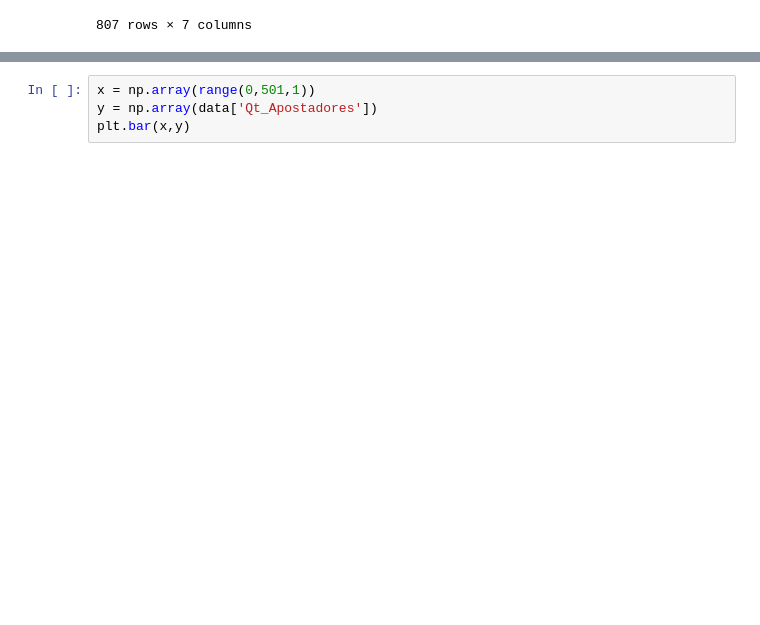
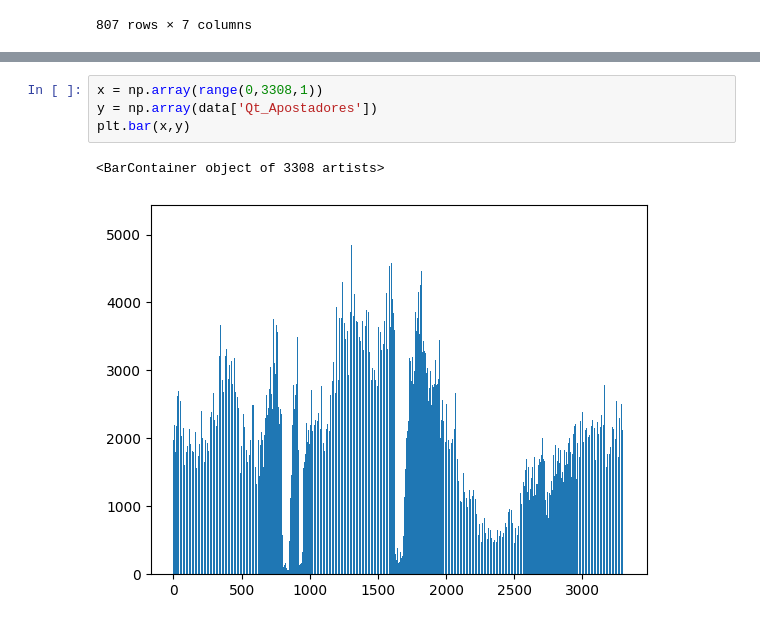
Before and after one commit to oziieljuniior/Print_de_telas, a Jupyter notebook: python_project/Relatorios/hera_0_1.ipynb, the cells around one changed output, grey strips where cells are left out. Saved outputs shown, nothing was run; the diff lists cells and outputs as text; blank space fills up the shorter version.

```diff
--- a/python_project/Relatorios/hera_0_1.ipynb
+++ b/python_project/Relatorios/hera_0_1.ipynb
@@ -174,7 +236,10 @@ data['Qt_Apostadores'].describe()
 # %%
-x = np.array(range(0,501,1))
+x = np.array(range(0,3308,1))
 y = np.array(data['Qt_Apostadores'])
 plt.bar(x,y)
+# %% [output]
+<BarContainer object of 3308 artists>
+[figure, added]
 # %%
 i = 0
 t = len(data['Hora_Aposta'])
```
Also changed, not shown: parts of 34 cells of this notebook, 1 other file.
